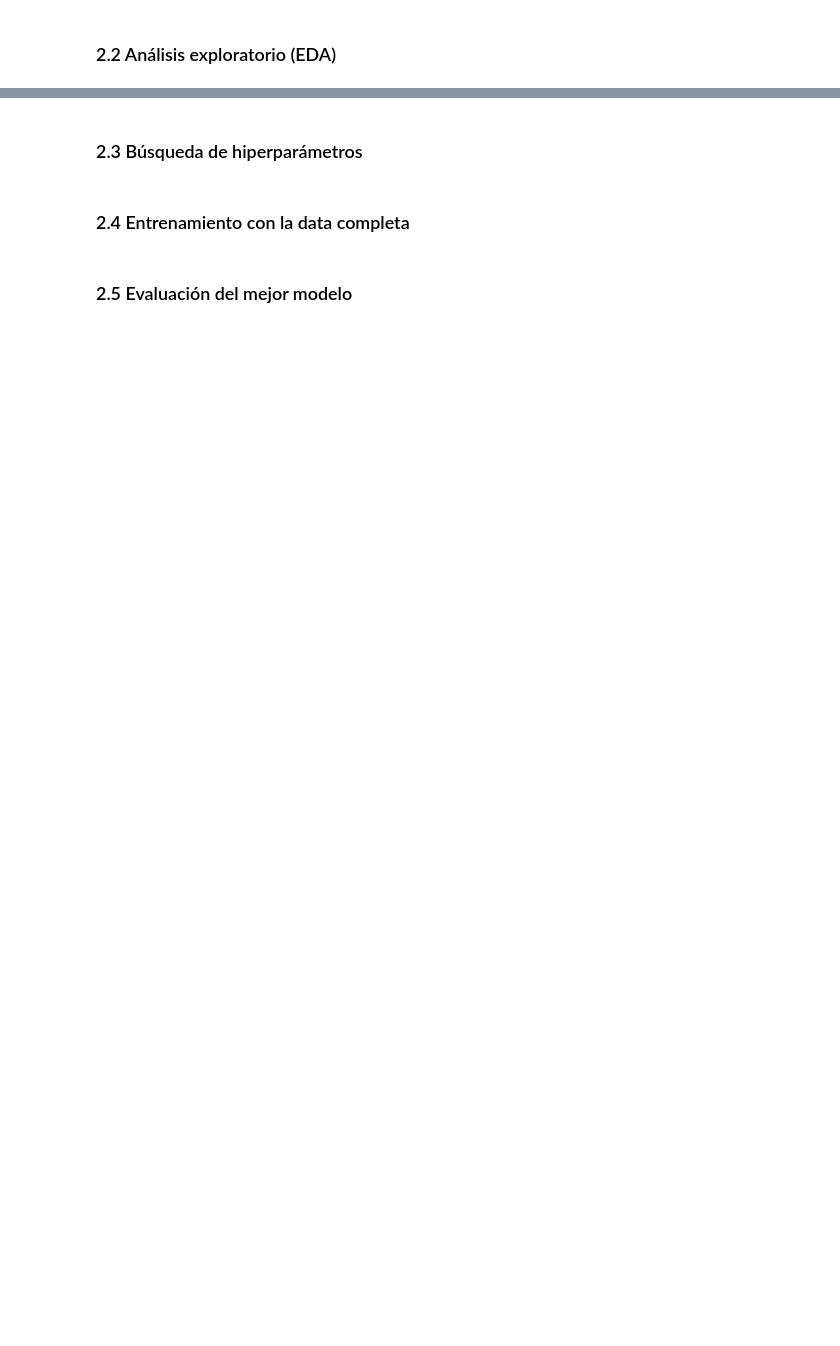
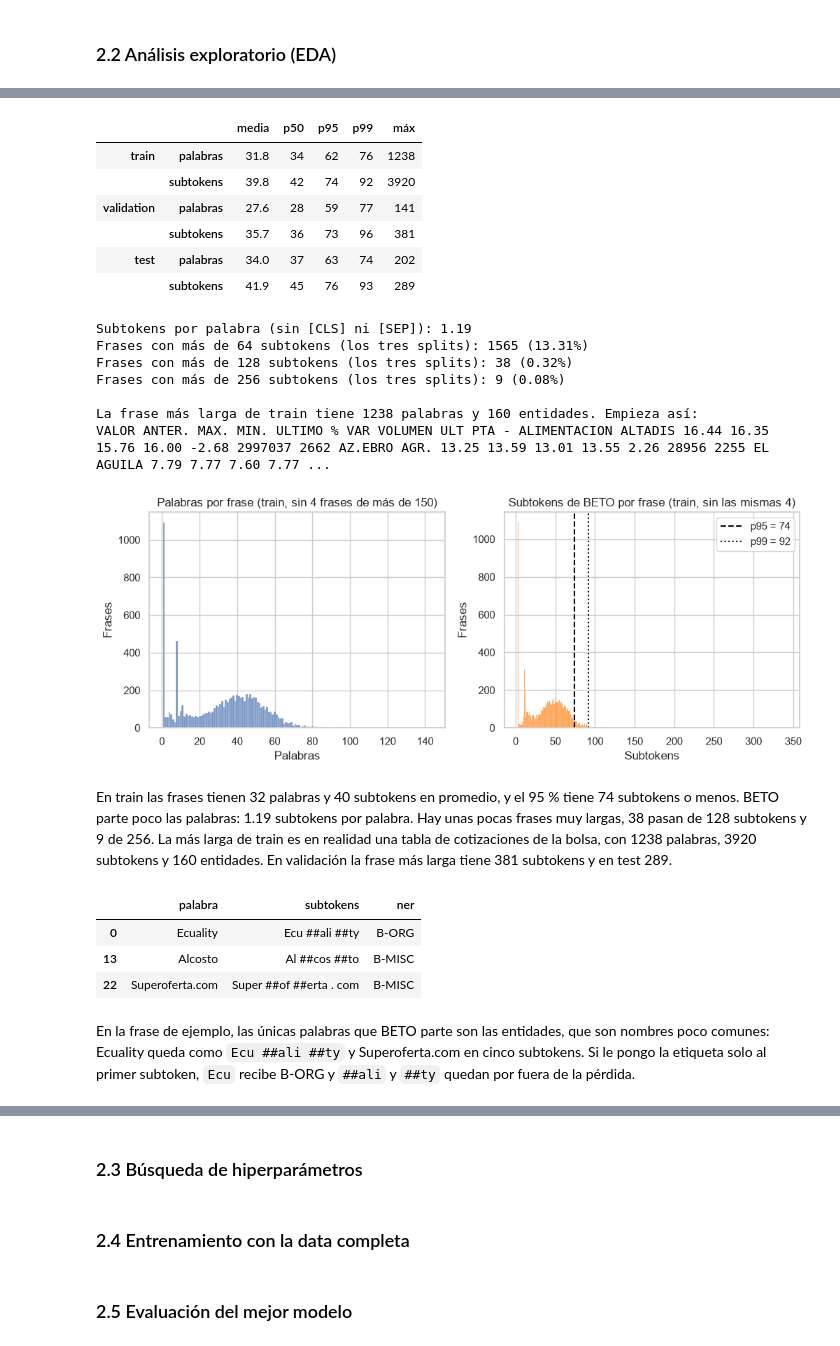
Before and after one commit to DiegoMunozCarvajalUdeA/nlp-finetuning-hf, a Jupyter notebook: notebooks/proyecto2_finetuning.ipynb, the cells around one changed output, grey strips where cells are left out. Cells and saved outputs as stored; diff of their text form; code cells hidden in the pictures; blank space fills up the shorter version.

```diff
--- a/notebooks/proyecto2_finetuning.ipynb
+++ b/notebooks/proyecto2_finetuning.ipynb
@@ -173,0 +611,74 @@ print(f"OUTPUT_DIR:   {OUTPUT_DIR}")
+# %%
+# Longitud de las frases en palabras y en subtokens de BETO (solo el tokenizer)
+from transformers import AutoTokenizer
+
+tok_ner = AutoTokenizer.from_pretrained(MODEL_ID)
+for split, df in df_ner.items():
+    df = df[df["tokens"].map(len) > 0].copy()  # quito la frase vacía de cada split
+    df["palabras"] = df["tokens"].map(len)
+    # Las palabras ya vienen separadas: is_split_into_words=True. Cuenta [CLS] y [SEP].
+    ids = tok_ner(df["tokens"].tolist(), is_split_into_words=True, verbose=False)["input_ids"]
+    df["subtokens"] = [len(x) for x in ids]
+    df_ner[split] = df
+train_ner = df_ner["train"]
+
+display(tabla_longitudes(df_ner, ["palabras", "subtokens"]))
+todos = pd.concat(df_ner.values())
+print(f"Subtokens por palabra (sin [CLS] ni [SEP]): {(todos['subtokens'] - 2).sum() / todos['palabras'].sum():.2f}")
+for limite in (64, 128, 256):
+    print(f"Frases con más de {limite} subtokens (los tres splits): {(todos['subtokens'] > limite).sum()} ({(todos['subtokens'] > limite).mean():.2%})")
+
+mas_larga = train_ner.loc[train_ner["palabras"].idxmax()]
+print(f"\nLa frase más larga de train tiene {mas_larga['palabras']} palabras y "
+      f"{len(entidades_bio(mas_larga['etiquetas']))} entidades. Empieza así:")
+print(textwrap.shorten(" ".join(mas_larga["tokens"]), 250))
+
+# En la gráfica dejo por fuera las pocas frases de más de 150 palabras para que se vea la forma
+normales = train_ner[train_ner["palabras"] <= 150]
+fuera = len(train_ner) - len(normales)
+fig, axes = plt.subplots(1, 2, figsize=(12, 4))
+sns.histplot(normales["palabras"], discrete=True, ax=axes[0])
+axes[0].set(title=f"Palabras por frase (train, sin {fuera} frases de más de 150)", xlabel="Palabras", ylabel="Frases")
+sns.histplot(normales["subtokens"], discrete=True, ax=axes[1], color="tab:orange")
+marcar_percentiles(axes[1], train_ner["subtokens"])
+axes[1].set(title=f"Subtokens de BETO por frase (train, sin las mismas {fuera})", xlabel="Subtokens", ylabel="Frases")
+guardar(fig, "t2_longitudes")
+plt.show()
+# %% [output]
+|  |  | media | p50 | p95 | p99 | máx |
+| train | palabras | 31.8 | 34 | 62 | 76 | 1238 |
+|  | subtokens | 39.8 | 42 | 74 | 92 | 3920 |
+| validation | palabras | 27.6 | 28 | 59 | 77 | 141 |
+|  | subtokens | 35.7 | 36 | 73 | 96 | 381 |
+| test | palabras | 34.0 | 37 | 63 | 74 | 202 |
+|  | subtokens | 41.9 | 45 | 76 | 93 | 289 |
+Subtokens por palabra (sin [CLS] ni [SEP]): 1.19
+Frases con más de 64 subtokens (los tres splits): 1565 (13.31%)
+Frases con más de 128 subtokens (los tres splits): 38 (0.32%)
+Frases con más de 256 subtokens (los tres splits): 9 (0.08%)
+
+La frase más larga de train tiene 1238 palabras y 160 entidades. Empieza así:
+VALOR ANTER. MAX. MIN. ULTIMO % VAR VOLUMEN ULT PTA - ALIMENTACION ALTADIS 16.44 16.35 15.76 16.00 -2.68 2997037 2662 AZ.EBRO AGR. 13.25 13.59 13.01 13.55 2.26 28956 2255 EL AGUILA 7.79 7.77 7.60 7.77 ...
+[figure, added]
+# %% [markdown]
+En train las frases tienen 32 palabras y 40 subtokens en promedio, y el 95 % tiene 74 subtokens o menos. BETO parte poco las palabras: 1.19 subtokens por palabra. Hay unas pocas frases muy largas, 38 pasan de 128 subtokens y 9 de 256. La más larga de train es en realidad una tabla de cotizaciones de la bolsa, con 1238 palabras, 3920 subtokens y 160 entidades. En validación la frase más larga tiene 381 subtokens y en test 289.
+# %%
+# Cómo parte BETO las palabras de la frase de ejemplo: las etiquetas son por palabra,
+# así que al entrenar hay que decidir qué etiqueta recibe cada subtoken.
+cod = tok_ner(fila["tokens"], is_split_into_words=True)
+subtokens = cod.tokens()
+por_palabra = {}
+for pos, w in enumerate(cod.word_ids()):
+    if w is not None:
+        por_palabra.setdefault(w, []).append(subtokens[pos])
+partidas = pd.DataFrame(
+    {"palabra": fila["tokens"], "subtokens": [" ".join(por_palabra[i]) for i in range(len(fila["tokens"]))], "ner": fila["etiquetas"]}
+)
+display(partidas[partidas["subtokens"].str.contains(" ")])
+# %% [output]
+|  | palabra | subtokens | ner |
+| 0 | Ecuality | Ecu ##ali ##ty | B-ORG |
+| 13 | Alcosto | Al ##cos ##to | B-MISC |
+| 22 | Superoferta.com | Super ##of ##erta . com | B-MISC |
+# %% [markdown]
+En la frase de ejemplo, las únicas palabras que BETO parte son las entidades, que son nombres poco comunes: Ecuality queda como `Ecu ##ali ##ty` y Superoferta.com en cinco subtokens. Si le pongo la etiqueta solo al primer subtoken, `Ecu` recibe B-ORG y `##ali` y `##ty` quedan por fuera de la pérdida.
```
Also changed, not shown: parts of 47 cells of this notebook.
